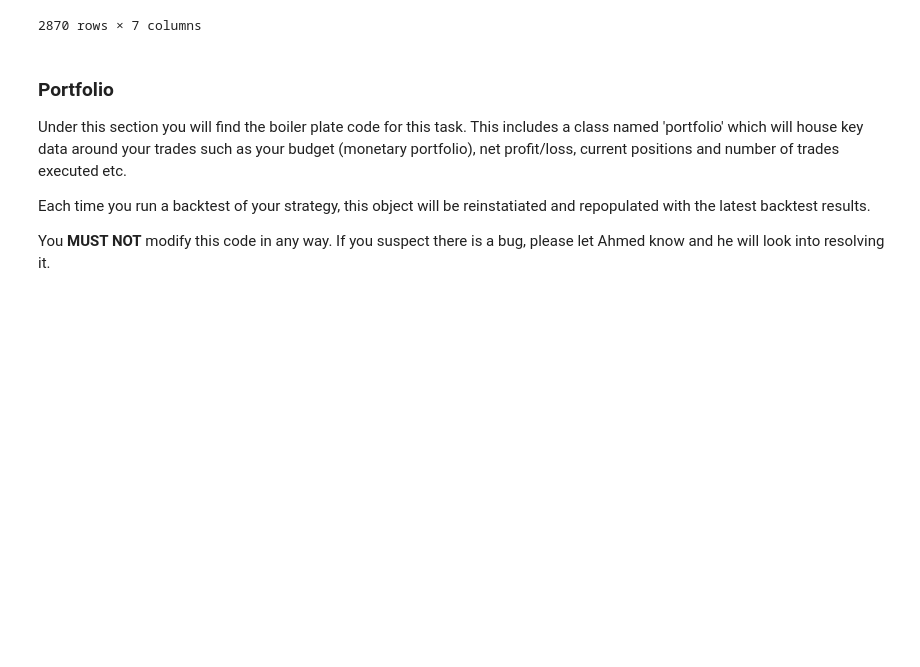
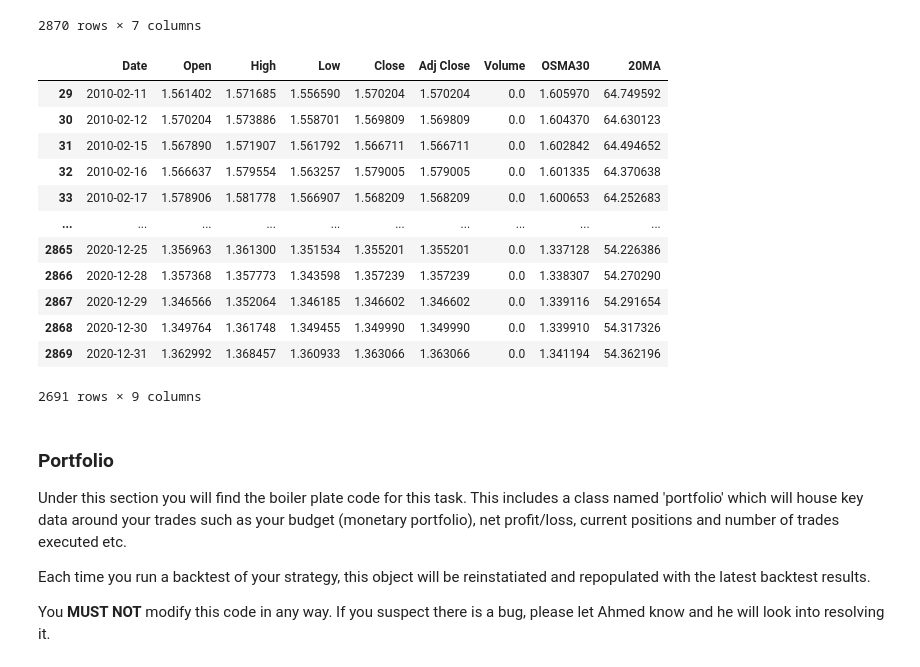
Before and after one commit to abhaynambiar/NEFSTechForex, a Jupyter notebook: ahmedResource/NEFS Algo Project Copy-1.ipynb, the cells around one changed output. Drawn from its saved outputs; the diff is of its cells as text; code cells hidden in the pictures; blank space fills up the shorter version.

```diff
--- a/ahmedResource/NEFS Algo Project Copy-1.ipynb
+++ b/ahmedResource/NEFS Algo Project Copy-1.ipynb
@@ -90,10 +90,25 @@ complete_gbp_usd_dataset
 # %%
 
 data = pd.DataFrame(complete_gbp_usd_dataset)
 data['OSMA30'] = data['Open'].rolling(30).mean()
 open_prices = data['Open']
 dates = data['Date']
 data.dropna(inplace=True)
+data
+# %% [output]
+|  | Date | Open | High | Low | Close | Adj Close | Volume | OSMA30 | 20MA |
+| 29 | 2010-02-11 | 1.561402 | 1.571685 | 1.556590 | 1.570204 | 1.570204 | 0.0 | 1.605970 | 64.749592 |
+| 30 | 2010-02-12 | 1.570204 | 1.573886 | 1.558701 | 1.569809 | 1.569809 | 0.0 | 1.604370 | 64.630123 |
+| 31 | 2010-02-15 | 1.567890 | 1.571907 | 1.561792 | 1.566711 | 1.566711 | 0.0 | 1.602842 | 64.494652 |
+| 32 | 2010-02-16 | 1.566637 | 1.579554 | 1.563257 | 1.579005 | 1.579005 | 0.0 | 1.601335 | 64.370638 |
+| 33 | 2010-02-17 | 1.578906 | 1.581778 | 1.566907 | 1.568209 | 1.568209 | 0.0 | 1.600653 | 64.252683 |
+| ... | ... | ... | ... | ... | ... | ... | ... | ... | ... |
+| 2865 | 2020-12-25 | 1.356963 | 1.361300 | 1.351534 | 1.355201 | 1.355201 | 0.0 | 1.337128 | 54.226386 |
+| 2866 | 2020-12-28 | 1.357368 | 1.357773 | 1.343598 | 1.357239 | 1.357239 | 0.0 | 1.338307 | 54.270290 |
+| 2867 | 2020-12-29 | 1.346566 | 1.352064 | 1.346185 | 1.346602 | 1.346602 | 0.0 | 1.339116 | 54.291654 |
+| 2868 | 2020-12-30 | 1.349764 | 1.361748 | 1.349455 | 1.349990 | 1.349990 | 0.0 | 1.339910 | 54.317326 |
+| 2869 | 2020-12-31 | 1.362992 | 1.368457 | 1.360933 | 1.363066 | 1.363066 | 0.0 | 1.341194 | 54.362196 |
+2691 rows × 9 columns
 # %% [markdown]
 ### Portfolio
 
```
Also changed, not shown: parts of 1 cell of this notebook.
